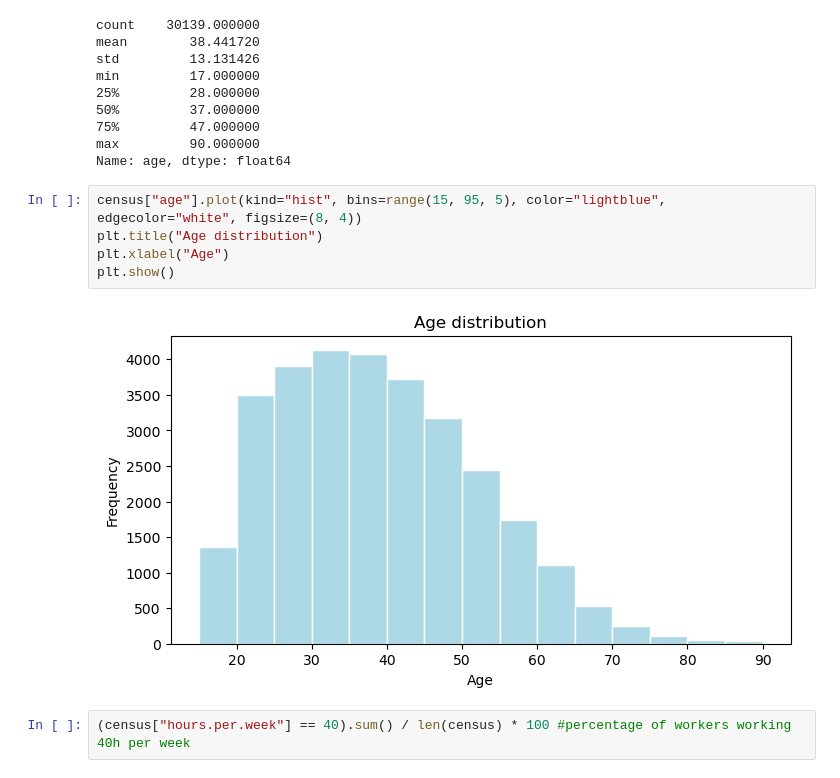
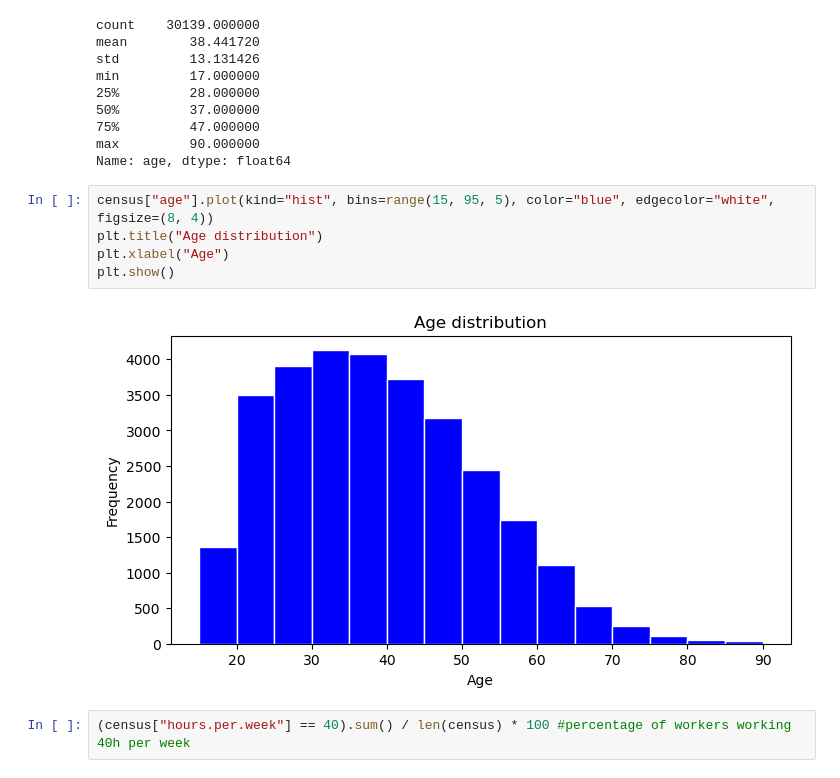
Before and after one commit to henr1quemorais/data-exploration-and-preparation-ca1, a Jupyter notebook: Adult Census Income.ipynb, the cells around one changed output. Cells and saved outputs as stored; diff of their text form.

```diff
--- a/Adult Census Income.ipynb
+++ b/Adult Census Income.ipynb
@@ -248,12 +248,12 @@ min         17.000000
 max         90.000000
 Name: age, dtype: float64
 # %%
-census["age"].plot(kind="hist", bins=range(15, 95, 5), color="lightblue", edgecolor="white", figsize=(8, 4))
+census["age"].plot(kind="hist", bins=range(15, 95, 5), color="blue", edgecolor="white", figsize=(8, 4))
 plt.title("Age distribution")
 plt.xlabel("Age")
 plt.show()
 # %% [output]
-[figure, old version]
+[figure, new version]
 # %%
 (census["hours.per.week"] == 40).sum() / len(census) * 100 #percentage of workers working 40h per week
 # %% [output]
```
Also changed, not shown: parts of 16 cells of this notebook.
